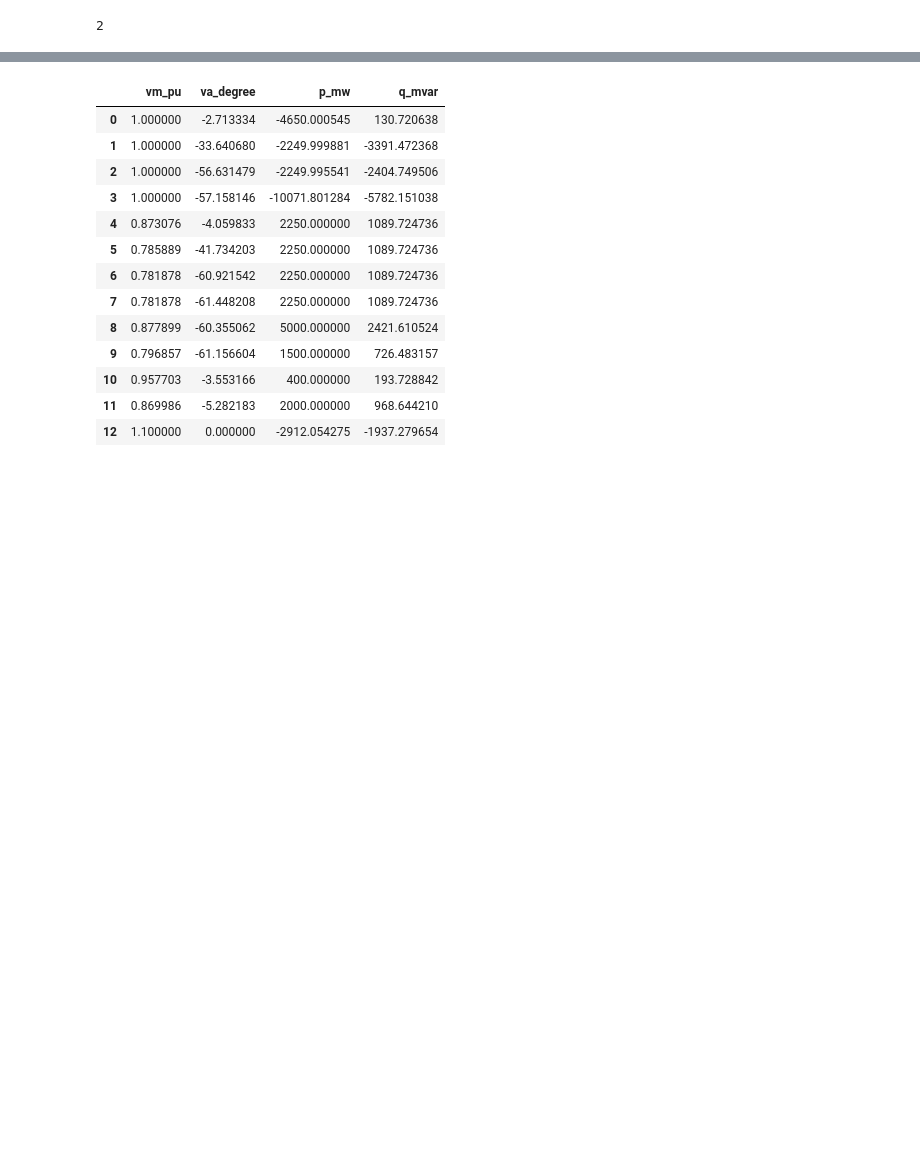
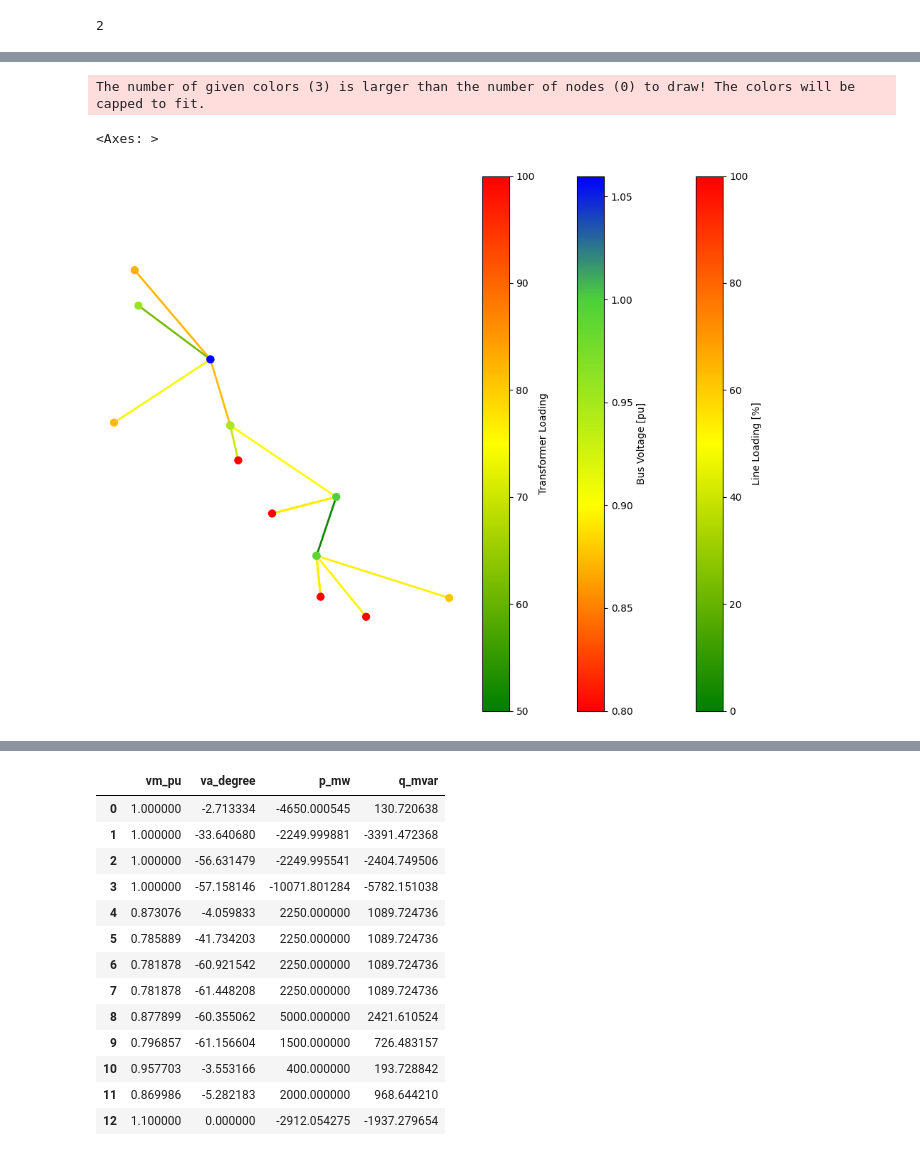
Before and after one commit to williamrodz/Thai-PandaPower, a Jupyter notebook: Laos_Python_Model.ipynb, the cells around one changed output, grey strips where cells are left out. Cells and saved outputs as stored; diff of their text form; code cells hidden in the pictures; blank space fills up the shorter version.

```diff
--- a/Laos_Python_Model.ipynb
+++ b/Laos_Python_Model.ipynb
@@ -210,3 +263,12 @@ simple_plotly(net)
+# %%
+cmap_list=[(50, "green"), (75, "yellow"), (100, "red")]
+cmap, norm = plot.cmap_continuous(cmap_list)
+tc = pp.plotting.create_trafo_collection(net, net.trafo.index, cmap=cmap, norm=norm)
+plot.draw_collections([lc,bc, tc])
+# %% [output]
+The number of given colors (3) is larger than the number of nodes (0) to draw! The colors will be capped to fit.
+<Axes: >
+[figure, added]
 # %%
 # Print the elements of the network
 net
```
Also changed, not shown: parts of 9 cells of this notebook, 2 other files.
